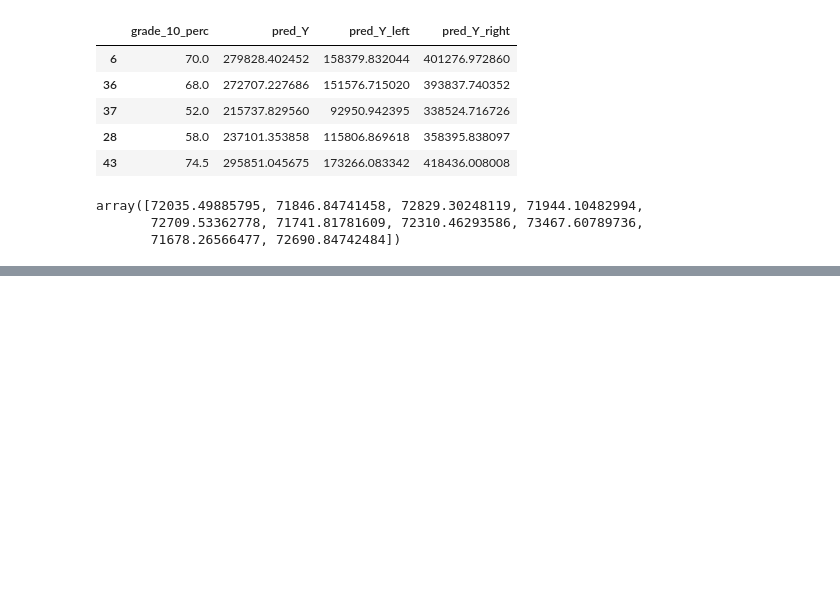
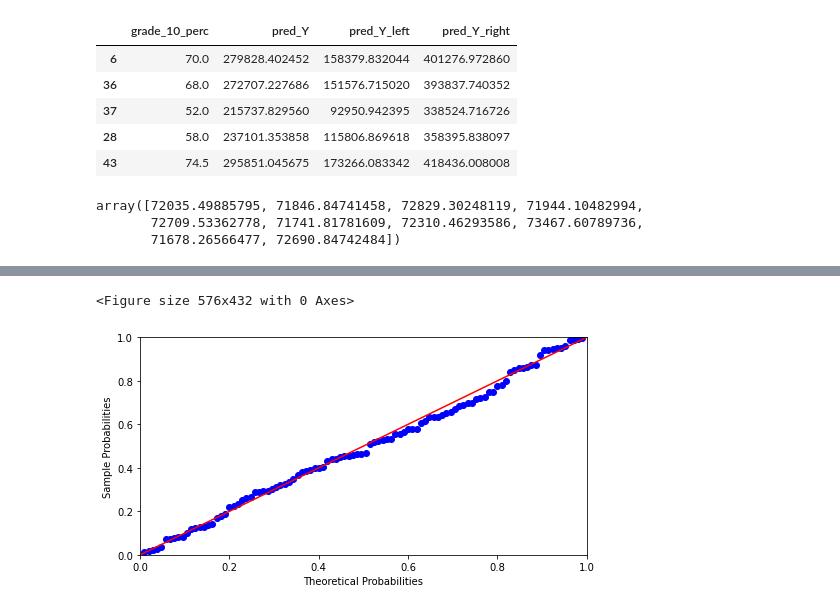
Before and after one commit to MihirD97/MLUsingPython, a Jupyter notebook: chap4_linear_regression.ipynb, the cells around one changed output, grey strips where cells are left out. Saved outputs shown, nothing was run; the diff lists cells and outputs as text; code cells hidden in the pictures; blank space fills up the shorter version.

```diff
--- a/chap4_linear_regression.ipynb
+++ b/chap4_linear_regression.ipynb
@@ -149,0 +343,16 @@ array([72035.49885795, 71846.84741458, 72829.30248119, 71944.10482994,
+# %%
+#From observation, T-RUNS and ODI_RUNS-S, ODI_WKTS and T-WKTS are hghly correlated
+#Moreover Batsman features like RUNS-S, HS, AVE, SIXERS are highly correlated,
+#Bowler features such as AVE-BL, ECON and SR-BL are highly correlated
+# We can keep one of these highly correlated variables and remove the other
+
+#Over multiple iterations, we decideto remove the following variables -
+
+features_to_be_removed = ['T-RUNS', 'T-WKTS', 'RUNS-S', 'HS', 'AVE', 'RUNS-C', 'SR-B', 'AVE-BL', \
+                     'ECON', 'ODI-SR-B', 'ODI-RUNS-S', 'AGE_2', 'SR-BL']
+# %%
+#Lets filter out these unwanted features
+
+X_new_features = list(set(X_features) - set(features_to_be_removed))
+
+get_vif_factors(X[X_new_features])
@@ -149,0 +377,6 @@ array([72035.49885795, 71846.84741458, 72829.30248119, 71944.10482994,
+# %%
+#Lets retrain the model with just these uncorrelated features
+
+train_X = train_X[X_new_features]
+ipl_model_2 = sm.OLS(train_Y, train_X.astype(float)).fit()
+ipl_model_2.summary2()
@@ -149,0 +411,8 @@ array([72035.49885795, 71846.84741458, 72829.30248119, 71944.10482994,
+# %%
+# Lets create a list of features which have p value less than 0.05
+
+significant_vars = ['CAPTAINCY EXP_1', 'COUNTRY_IND', 'COUNTRY_ENG', 'SIXERS']
+
+train_X = train_X[significant_vars]
+ipl_model_3 = sm.OLS(train_Y, train_X.astype(float)).fit()
+ipl_model_3.summary2()
@@ -149,0 +436,15 @@ array([72035.49885795, 71846.84741458, 72829.30248119, 71944.10482994,
+# %%
+#Lets diagnose the model
+
+#First, lets create a function which shows residual plot
+
+def draw_pp_plot(model, title):
+    probplot = sm.ProbPlot(model.resid, fit=True)
+    plt.figure(figsize=(8,6))
+    probplot.ppplot(line='45')
+    plt.show()
+
+draw_pp_plot(ipl_model_3, 'Normal P-P Plot of Regression Standardized Residuals')
+# %% [output]
+<Figure size 576x432 with 0 Axes>
+[figure, added]
```
Also changed, not shown: parts of 29 cells of this notebook.
